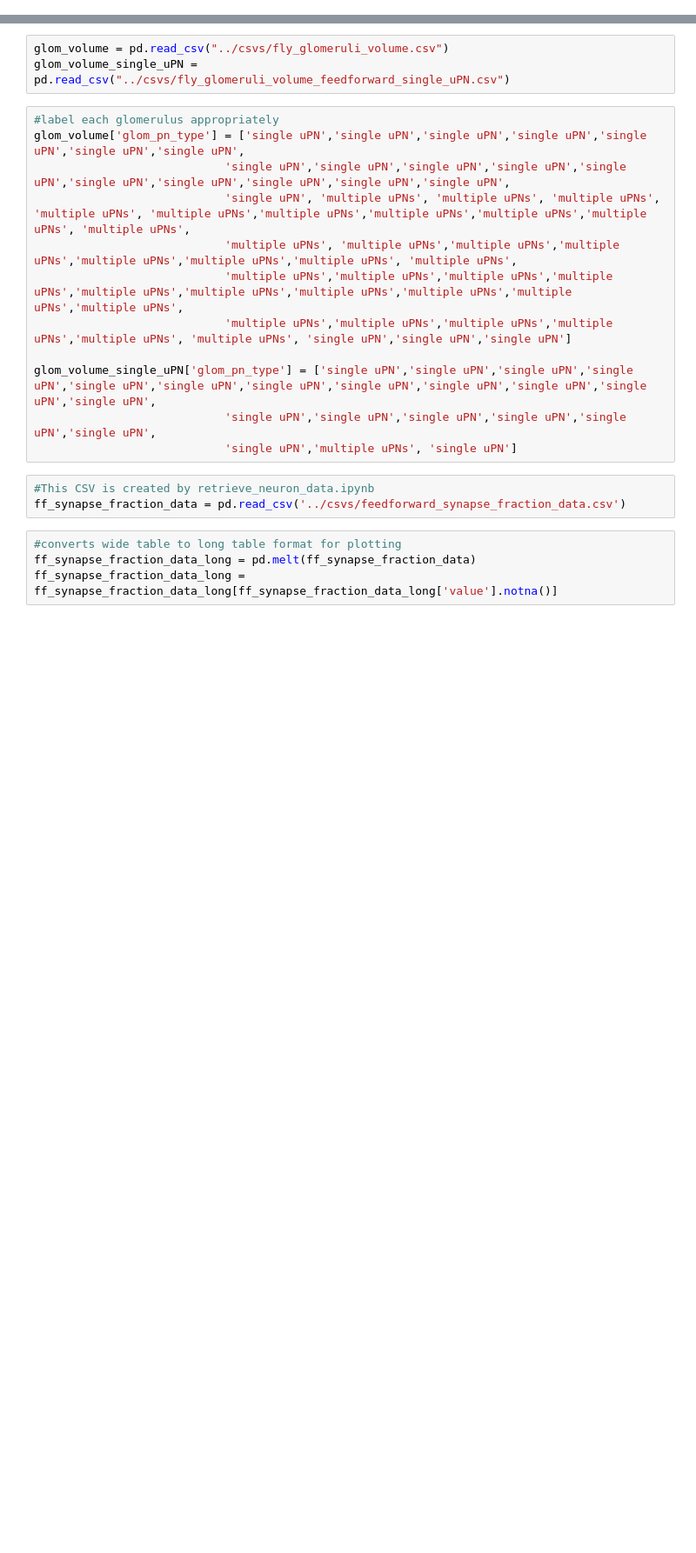
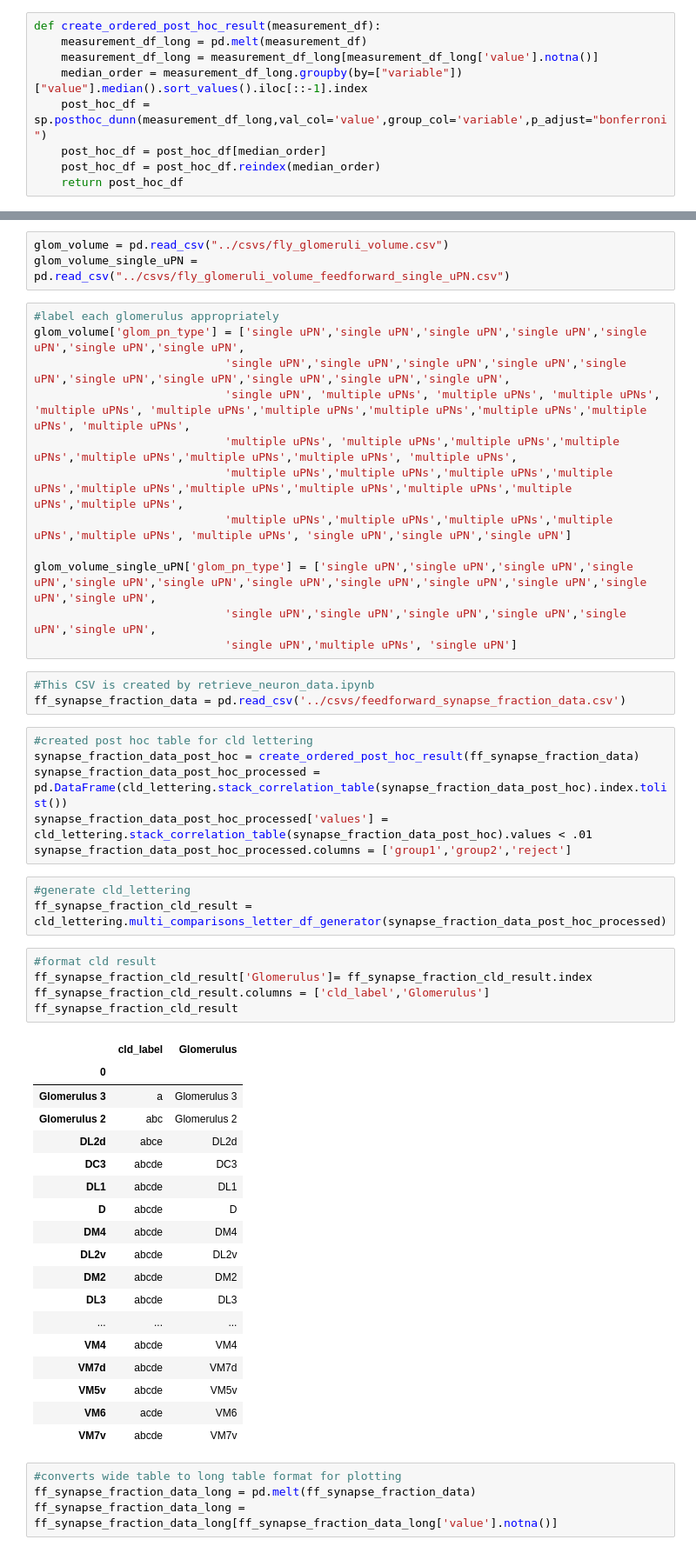
Before and after one commit to htem/aedes_public, a Jupyter notebook: fig_s7_s8/fig_s7c_ffSynFraction.ipynb, the cells around one changed output, grey strips where cells are left out. Shown at 87% size. Drawn from its saved outputs; the diff is of its cells as text; blank space fills up the shorter version.

```diff
--- a/fig_s7_s8/fig_s7c_ffSynFraction.ipynb
+++ b/fig_s7_s8/fig_s7c_ffSynFraction.ipynb
@@ -11,3 +12,12 @@ import scipy
+# %%
+def create_ordered_post_hoc_result(measurement_df):
+    measurement_df_long = pd.melt(measurement_df)
+    measurement_df_long = measurement_df_long[measurement_df_long['value'].notna()]
+    median_order = measurement_df_long.groupby(by=["variable"])["value"].median().sort_values().iloc[::-1].index
+    post_hoc_df = sp.posthoc_dunn(measurement_df_long,val_col='value',group_col='variable',p_adjust="bonferroni")
+    post_hoc_df = post_hoc_df[median_order]
+    post_hoc_df = post_hoc_df.reindex(median_order)
+    return post_hoc_df
 # %%
 #monkey patching violion plot
 
@@ -419,6 +429,39 @@ glom_volume_single_uPN['glom_pn_type'] = ['single uPN','single uPN','single uPN'
 # %%
 #This CSV is created by retrieve_neuron_data.ipynb
 ff_synapse_fraction_data = pd.read_csv('../csvs/feedforward_synapse_fraction_data.csv')
+# %%
+#created post hoc table for cld lettering
+synapse_fraction_data_post_hoc = create_ordered_post_hoc_result(ff_synapse_fraction_data)
+synapse_fraction_data_post_hoc_processed = pd.DataFrame(cld_lettering.stack_correlation_table(synapse_fraction_data_post_hoc).index.tolist())
+synapse_fraction_data_post_hoc_processed['values'] = cld_lettering.stack_correlation_table(synapse_fraction_data_post_hoc).values < .01
+synapse_fraction_data_post_hoc_processed.columns = ['group1','group2','reject']
+# %%
+#generate cld_lettering
+ff_synapse_fraction_cld_result = cld_lettering.multi_comparisons_letter_df_generator(synapse_fraction_data_post_hoc_processed)
+# %%
+#format cld result
+ff_synapse_fraction_cld_result['Glomerulus']= ff_synapse_fraction_cld_result.index
+ff_synapse_fraction_cld_result.columns = ['cld_label','Glomerulus']
+ff_synapse_fraction_cld_result
+# %% [output]
+|  | cld_label | Glomerulus |
+| 0 |  |  |
+| Glomerulus 3 | a | Glomerulus 3 |
+| Glomerulus 2 | abc | Glomerulus 2 |
+| DL2d | abce | DL2d |
+| DC3 | abcde | DC3 |
+| DL1 | abcde | DL1 |
+| D | abcde | D |
+| DM4 | abcde | DM4 |
+| DL2v | abcde | DL2v |
+| DM2 | abcde | DM2 |
+| DL3 | abcde | DL3 |
+| ... | ... | ... |
+| VM4 | abcde | VM4 |
+| VM7d | abcde | VM7d |
+| VM5v | abcde | VM5v |
+| VM6 | acde | VM6 |
+| VM7v | abcde | VM7v |
 # %%
 #converts wide table to long table format for plotting
 ff_synapse_fraction_data_long = pd.melt(ff_synapse_fraction_data)
```
Also changed, not shown: parts of 6 cells of this notebook, 3 other files.
